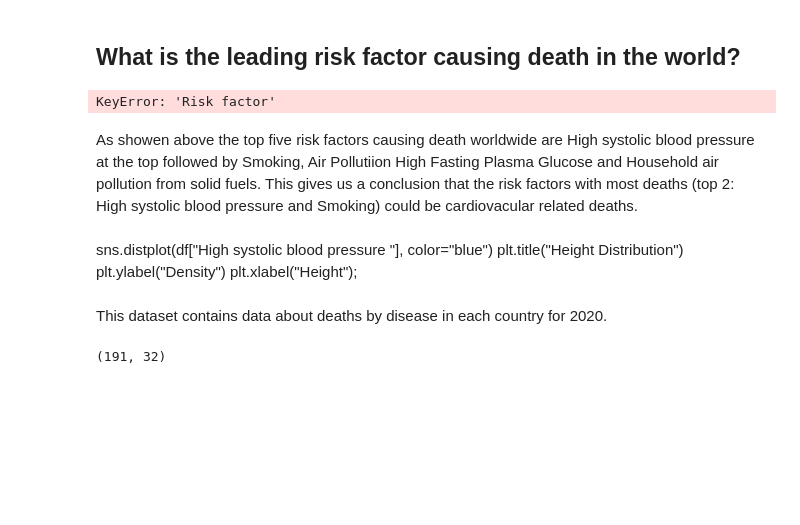
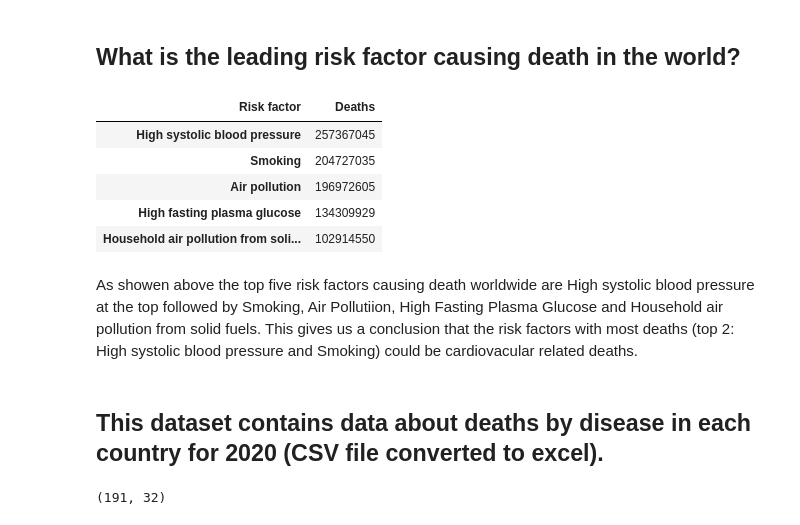
Before and after one commit to Snusier1/hds5210-2022, a Jupyter notebook: final/Final.ipynb, the cells around one changed output. Cells and saved outputs as stored; diff of their text form; code cells hidden in the pictures; blank space fills up the shorter version.

```diff
--- a/final/Final.ipynb
+++ b/final/Final.ipynb
@@ -73,29 +79,26 @@ df.dropna(inplace = True)
 # %%
-# The country name 'world' was only mentioned
-world = df['Risk factor'] == 'World'
-world = df[world]
-
 risk_factors = world.groupby('Risk factor').aggregate(sum)
 risk_factors = risk_factors.round(2)
 
 risk_factors.drop(columns='Year',inplace = True)
-risk_factors
-print('The top 4 risk factors causing death in the world between 1990 - 2019:')
+
+#print('The top 4 risk factors causing death in the world between 1990 - 2019:')
 
 risk_factors = risk_factors.transpose()
-
-risk_factors
+risk_factors.rename(columns={'World':'Deaths'},inplace= True)
+risk_factors.sort_values(by='Deaths', ascending = False, inplace = True)
+risk_factors.head(5)
 # %% [output]
-KeyError: 'Risk factor'
+| Risk factor | Deaths |
+| High systolic blood pressure | 257367045 |
+| Smoking | 204727035 |
+| Air pollution | 196972605 |
+| High fasting plasma glucose | 134309929 |
+| Household air pollution from soli... | 102914550 |
 # %% [markdown]
-As showen above the top five risk factors causing death worldwide are High systolic blood pressure at the top followed by Smoking, Air Pollutiion High Fasting Plasma Glucose and Household air pollution from solid fuels. This gives us a conclusion that the risk factors with most deaths (top 2: High systolic blood pressure and Smoking) could be cardiovacular related deaths.
+As showen above the top five risk factors causing death worldwide are High systolic blood pressure at the top followed by Smoking, Air Pollutiion, High Fasting Plasma Glucose and Household air pollution from solid fuels. This gives us a conclusion that the risk factors with most deaths (top 2: High systolic blood pressure and Smoking) could be cardiovacular related deaths.
-# %% [markdown]
-sns.distplot(df["High systolic blood pressure "], color="blue")
-plt.title("Height Distribution")
-plt.ylabel("Density")
-plt.xlabel("Height");
 # %% [markdown]
-This dataset contains data about deaths by disease in each country for 2020.
+## This dataset contains data about deaths by disease in each country for 2020 (CSV file converted to excel).
 # %%
 # Loading new dataset for 2020 as csv then convverting it into and excel.
 data = pd.read_csv('DeathCausebyCountry.csv')
```
Also changed, not shown: parts of 17 cells of this notebook.
